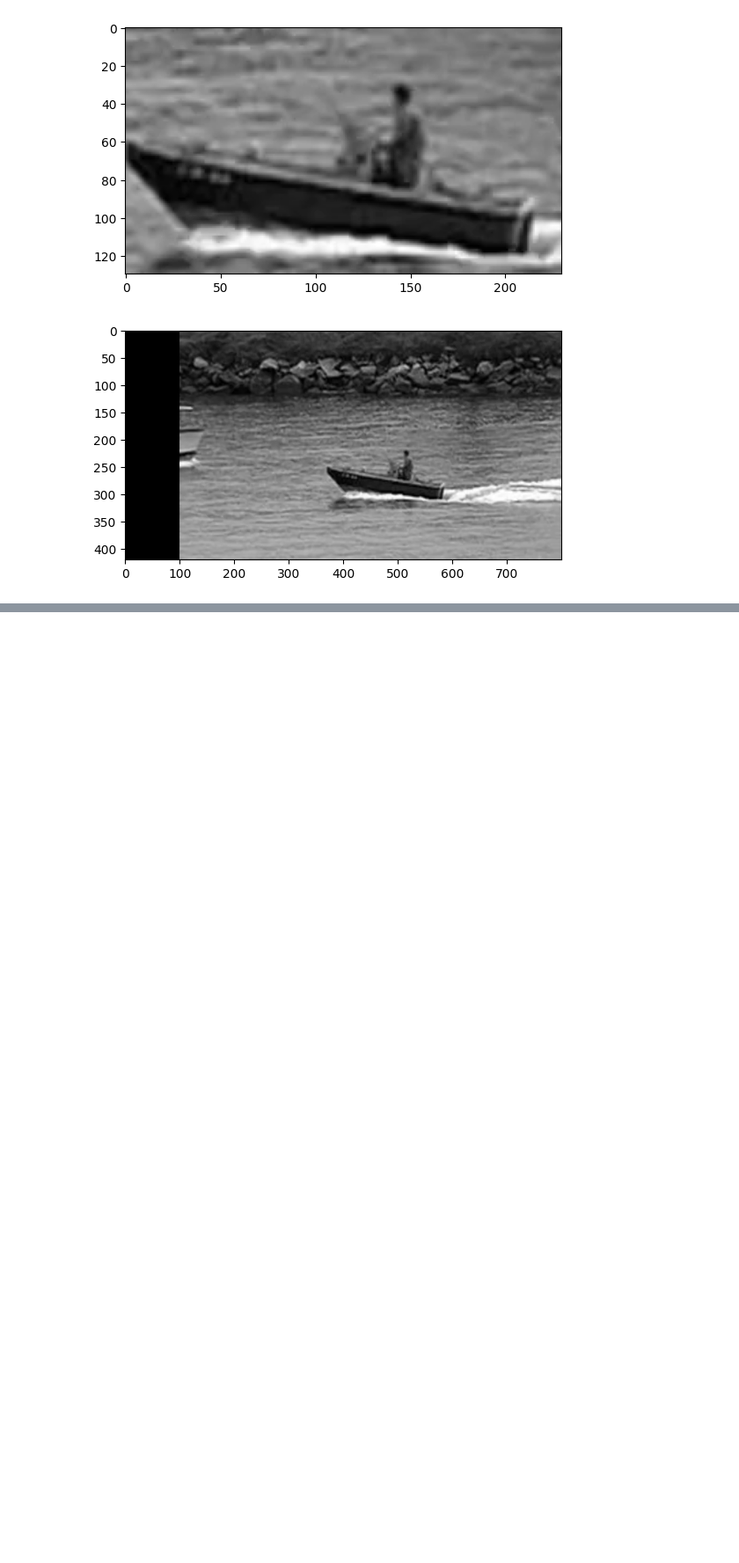
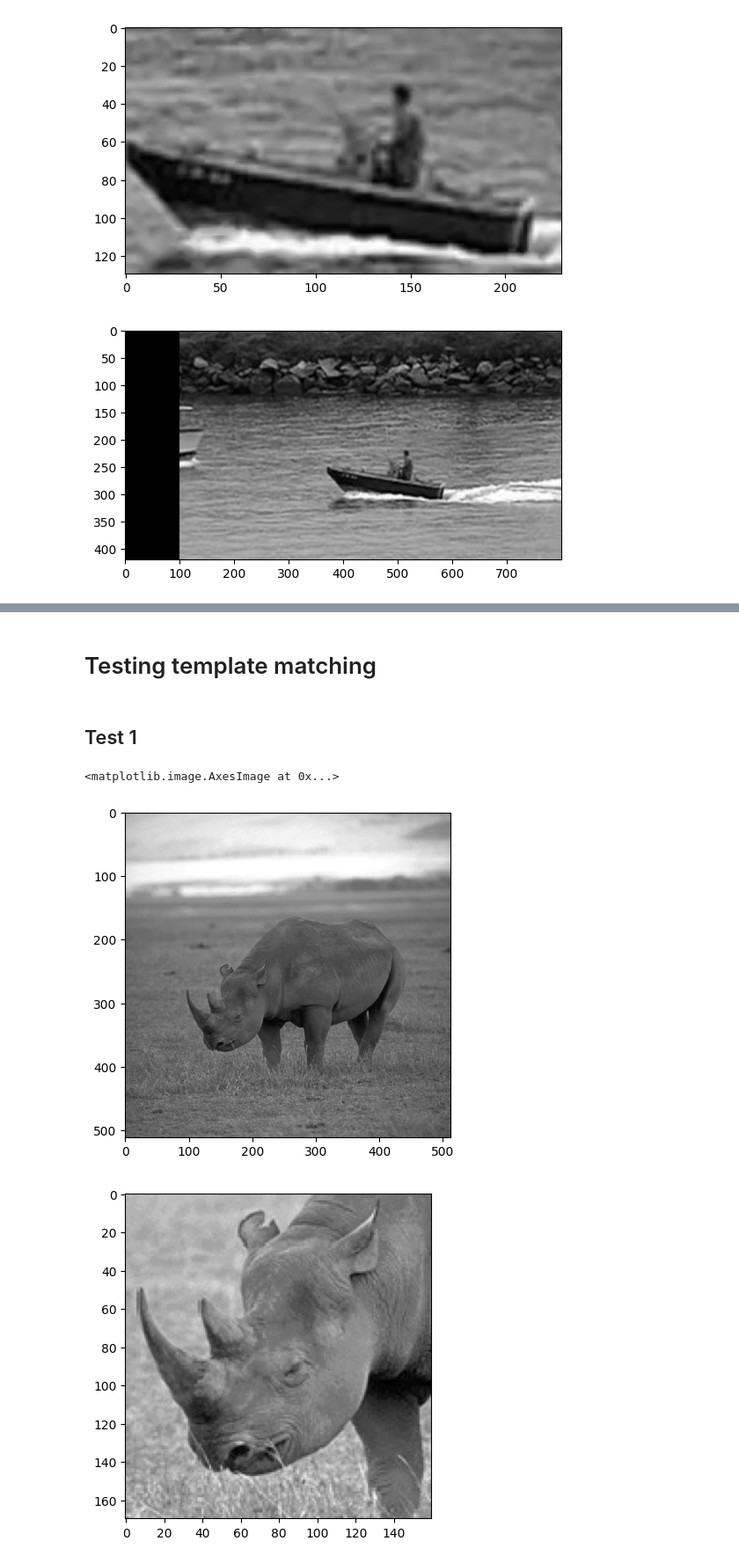
Before and after one commit to ndupont960/EtudesTechniques11, a Jupyter notebook: hog_template_matching.ipynb, the cells around one changed output, grey strips where cells are left out. Shown at 88% size. Cells and saved outputs as stored; diff of their text form; code cells hidden in the pictures; blank space fills up the shorter version.

Commit message:
Debugging hog_template_matching

```diff
--- a/hog_template_matching.ipynb
+++ b/hog_template_matching.ipynb
@@ -204,0 +295,15 @@ get_hog_distance('database/images/basket.pgm', 'database/images/rino.pgm')
+# %% [markdown]
+# Testing template matching
+# %% [markdown]
+## Test 1
+# %%
+target_1 = rino
+template_1 = rino[230:400,90:250]
+plt.figure(0)
+plt.imshow(target_1, cmap="gray")
+plt.figure(1)
+plt.imshow(template_1, cmap="gray")
+# %% [output]
+<matplotlib.image.AxesImage at 0x...>
+[figure, added]
+[figure, added]
```
Also changed, not shown: parts of 16 cells of this notebook.
